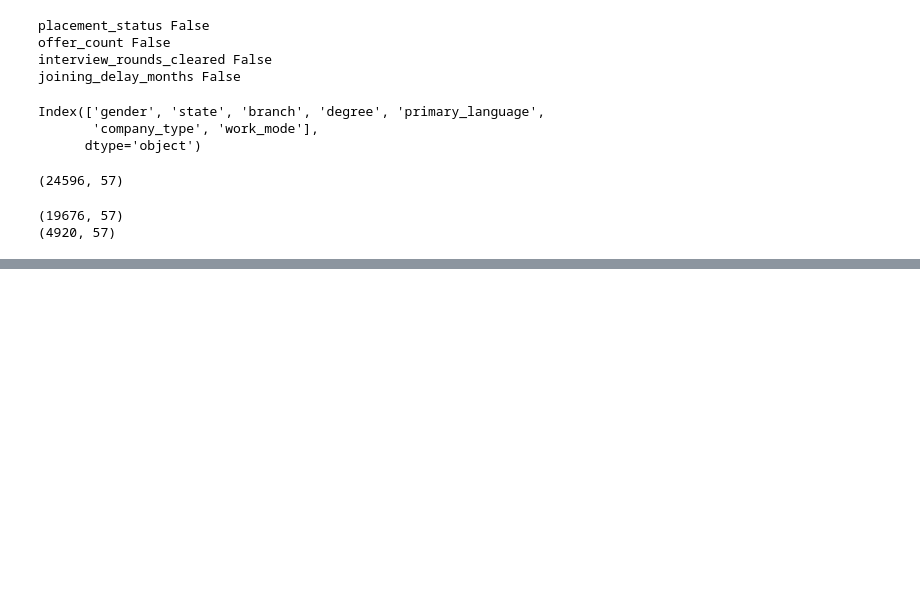
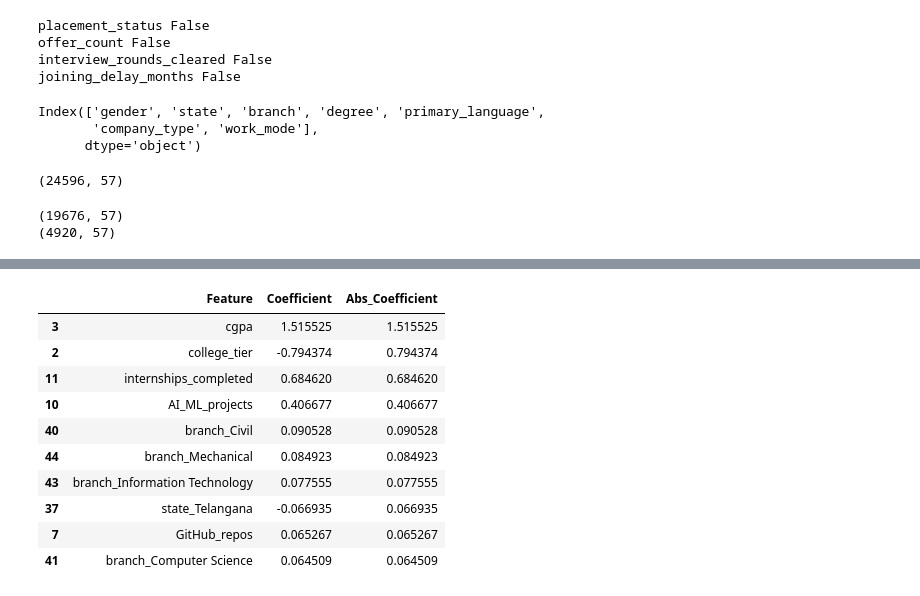
Before and after one commit to DasithiJayasinghe/Student-Career-Success-Analytics, a Jupyter notebook: notebooks/Salary_Prediction.ipynb, the cells around one changed output, grey strips where cells are left out. Saved outputs shown, nothing was run; the diff lists cells and outputs as text; code cells hidden in the pictures; blank space fills up the shorter version.

```diff
--- a/notebooks/Salary_Prediction.ipynb
+++ b/notebooks/Salary_Prediction.ipynb
@@ -556,0 +744,27 @@ print(X_test.shape)
+# %%
+#Feature Importance chart
+importance = pd.DataFrame({
+    'Feature': X.columns,
+    'Coefficient': lr.coef_
+})
+
+importance['Abs_Coefficient'] = importance['Coefficient'].abs()
+
+importance = importance.sort_values(
+    by='Abs_Coefficient',
+    ascending=False
+)
+
+importance.head(10)
+# %% [output]
+|  | Feature | Coefficient | Abs_Coefficient |
+| 3 | cgpa | 1.515525 | 1.515525 |
+| 2 | college_tier | -0.794374 | 0.794374 |
+| 11 | internships_completed | 0.684620 | 0.684620 |
+| 10 | AI_ML_projects | 0.406677 | 0.406677 |
+| 40 | branch_Civil | 0.090528 | 0.090528 |
+| 44 | branch_Mechanical | 0.084923 | 0.084923 |
+| 43 | branch_Information Technology | 0.077555 | 0.077555 |
+| 37 | state_Telangana | -0.066935 | 0.066935 |
+| 7 | GitHub_repos | 0.065267 | 0.065267 |
+| 41 | branch_Computer Science | 0.064509 | 0.064509 |
```
Also changed, not shown: parts of 13 cells of this notebook.
